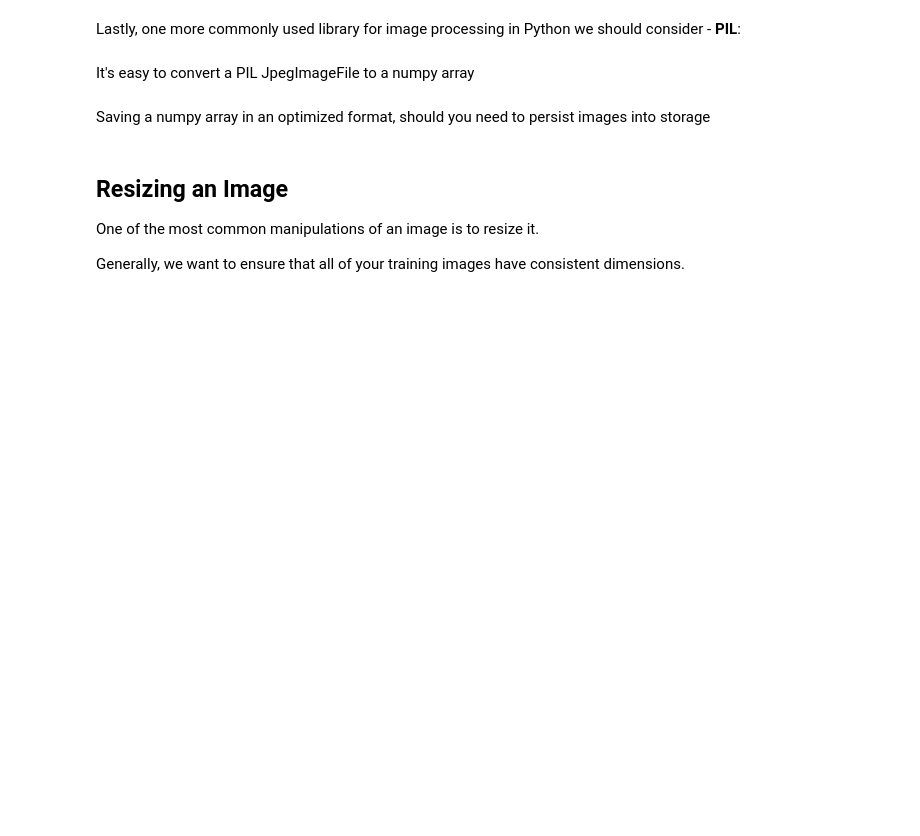
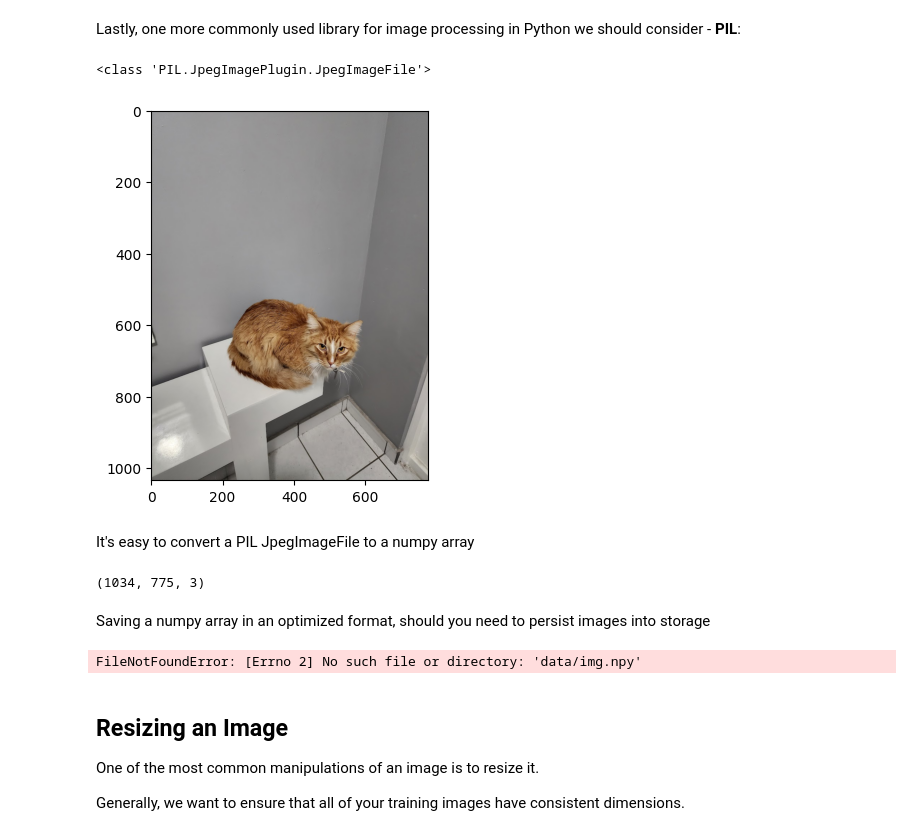
Before and after one commit to jrebull/Vision, a Jupyter notebook: Violinistas_2_2_Simple_ImgProcessing.ipynb, the cells around one changed output. Drawn from its saved outputs; the diff is of its cells as text; code cells hidden in the pictures; blank space fills up the shorter version.

```diff
--- a/Violinistas_2_2_Simple_ImgProcessing.ipynb
+++ b/Violinistas_2_2_Simple_ImgProcessing.ipynb
@@ -203,15 +252,20 @@ Lastly, one more commonly used library for image processing in Python we should
 # %%
 from PIL import Image
 import matplotlib.pyplot as plt
 
-img3 = Image.open('data/image.jpg')
+img3 = Image.open('Goldy.jpg')
 plt.imshow(img3)
 print(type(img3))
+# %% [output]
+<class 'PIL.JpegImagePlugin.JpegImageFile'>
+[figure, added]
 # %% [markdown]
 It's easy to convert a PIL JpegImageFile to a numpy array
 # %%
 img3 = np.array(img3)
 img3.shape
+# %% [output]
+(1034, 775, 3)
 # %% [markdown]
 Saving a numpy array in an optimized format, should you need to persist images into storage
 # %%
@@ -222,6 +276,8 @@ np.save('data/img.npy', img3)
 img3 = np.load('data/img.npy')
 
 plt.imshow(img3)
+# %% [output]
+FileNotFoundError: [Errno 2] No such file or directory: 'data/img.npy'
 # %% [markdown]
 ## Resizing an Image <a class="anchor" id="resize"></a>
 One of the most common manipulations of an image is to resize it.
```
Also changed, not shown: parts of 6 cells of this notebook.
